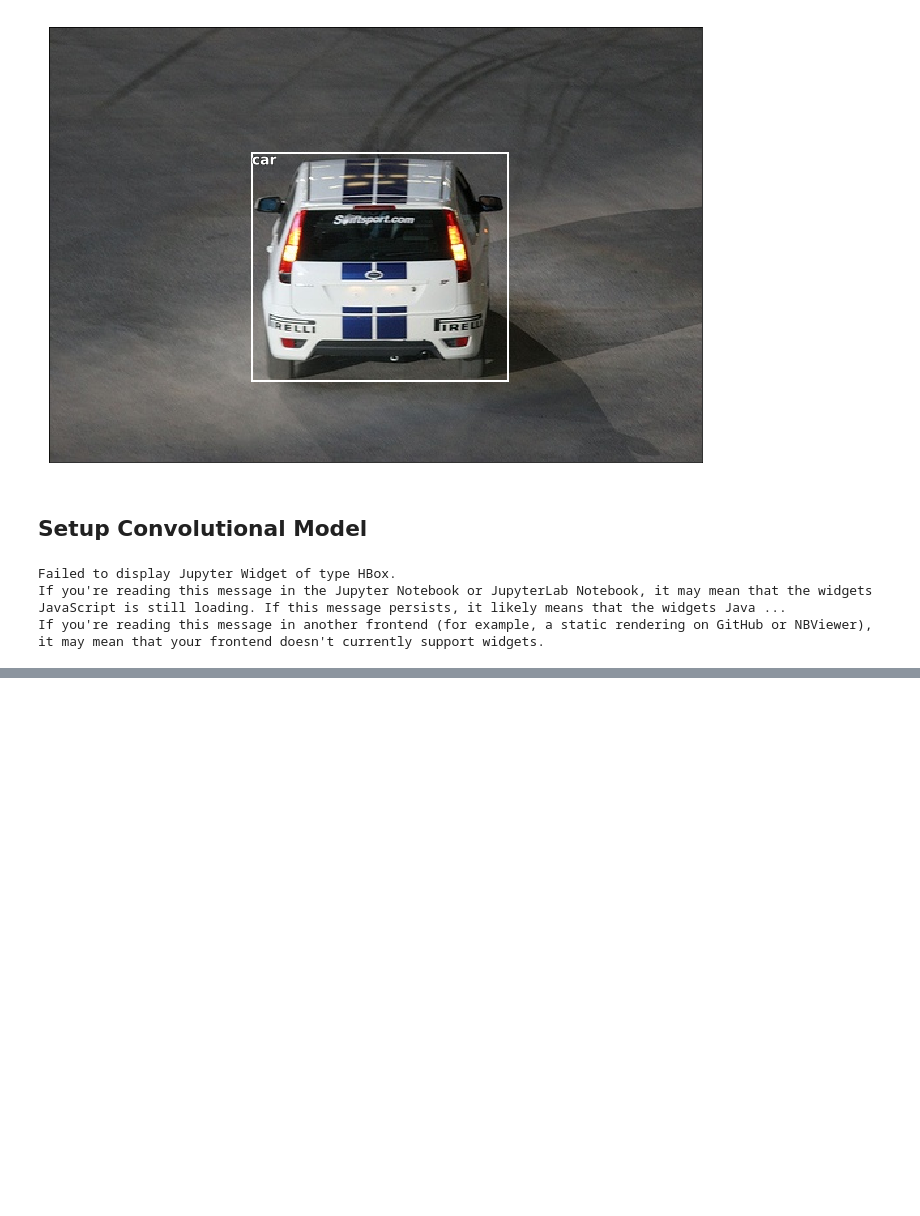
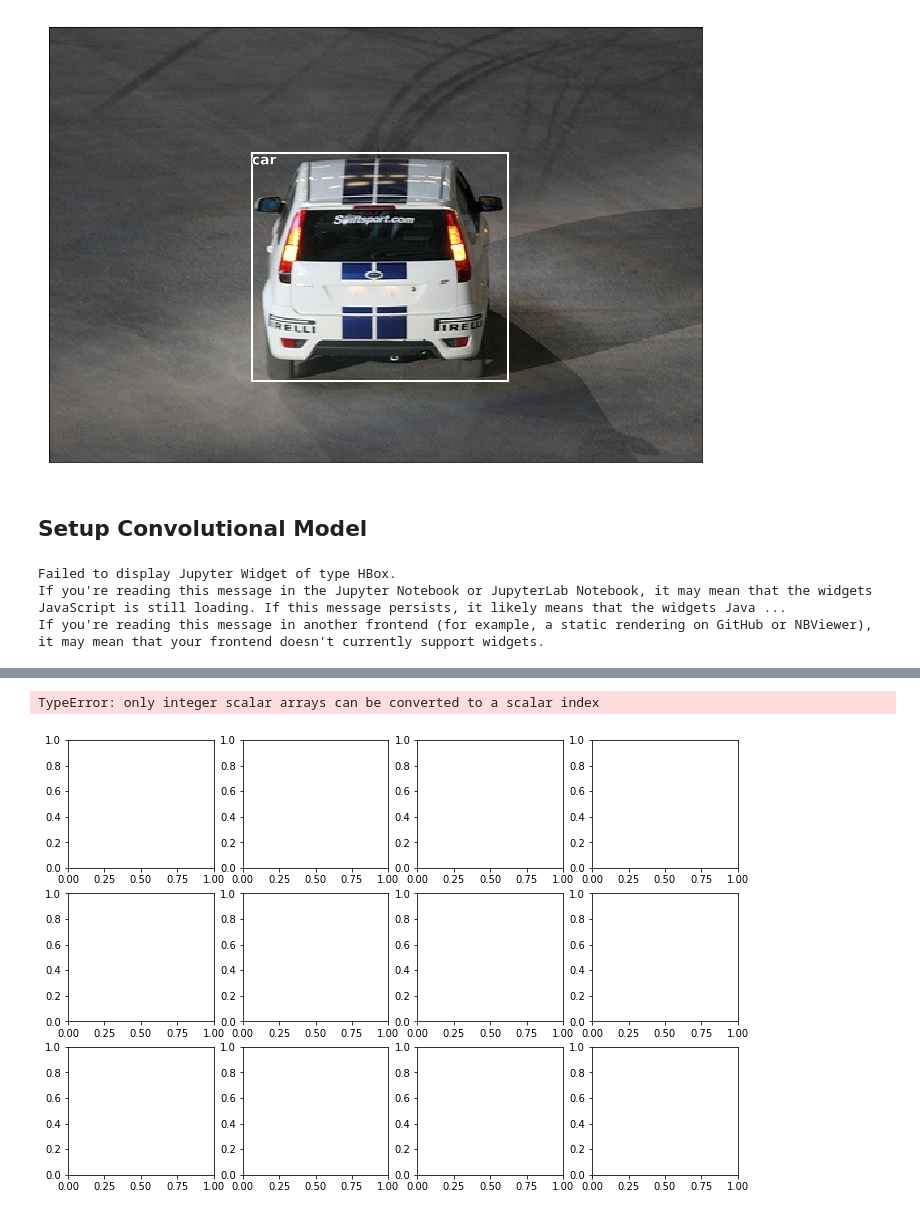
Before and after one commit to ganesh-krishnan/fastai, a Jupyter notebook: courses/dl2/pascal_gk.ipynb, the cells around one changed output, grey strips where cells are left out. Saved outputs shown, nothing was run; the diff lists cells and outputs as text; code cells hidden in the pictures; blank space fills up the shorter version.

```diff
--- a/courses/dl2/pascal_gk.ipynb
+++ b/courses/dl2/pascal_gk.ipynb
@@ -73,10 +73,11 @@ def draw_rect(ax, bbox):
     w = bbox[3]
     ax.add_patch(patches.Rectangle((x, y), h, w, fill=False, edgecolor='white', lw=2))
 
-def show_img(img, figsize=(16, 8)):
-    fig, ax = plt.subplots(figsize=figsize)
+def show_img(img, ax, figsize=(16, 8)):
+    if ax is None:
+        fig, ax = plt.subplots(figsize=figsize)
     ax.imshow(img)
-    return fig, ax
+    return ax
 
 def plot_idx(image_id, figsize=(16, 8)):
     rel = comb_lrg_df.loc[comb_lrg_df.image_id == image_id].iloc[0]
@@ -85,7 +86,7 @@ def plot_idx(image_id, figsize=(16, 8)):
     bbox = rel.bbox
     f_path = JPEGS/fname
     img = open_image(f_path)
-    fix, ax = show_img(img)
+    ax = show_img(img)
     draw_rect(ax, bbox)
     draw_anno(ax, bbox[0], bbox[1], cat)
     ax.get_xaxis().set_visible(False)
@@ -141,0 +143,3 @@ epoch      trn_loss   val_loss   accuracy
+# %%
+learn.precompute = False
+learn.fit(lr, n_cycle=2, cycle_len=1, cycle_mult=2)
@@ -141,0 +155,15 @@ epoch      trn_loss   val_loss   accuracy
+# %%
+x, y = next(iter(md.val_dl))
+probs = F.softmax(predict_batch(learn.model, x), -1)
+x, probs = to_np(x), to_np(probs)
+preds = np.argmax(probs, -1)
+# %%
+fig, axis = plt.subplots(3, 4, figsize=(12, 8))
+for i, ax in enumerate(axis.flat):
+    img = np.squeeze(md.val_ds.denorm(x[i]))
+    cls = md.classes[preds]
+    show_img(img, ax, figsize=(12, 8))
+    draw_anno(ax, 0, 0, cls)
+# %% [output]
+TypeError: only integer scalar arrays can be converted to a scalar index
+[figure, added]
```
Also changed, not shown: parts of 5 cells of this notebook.
